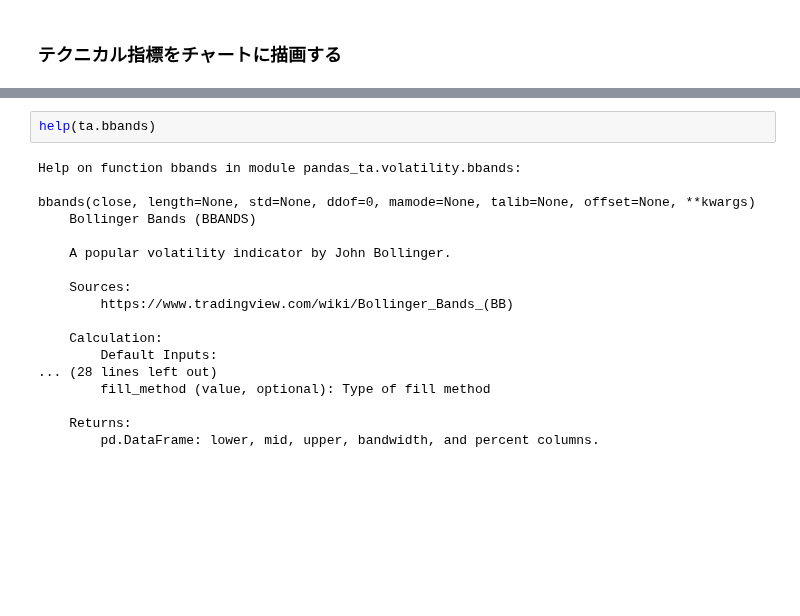
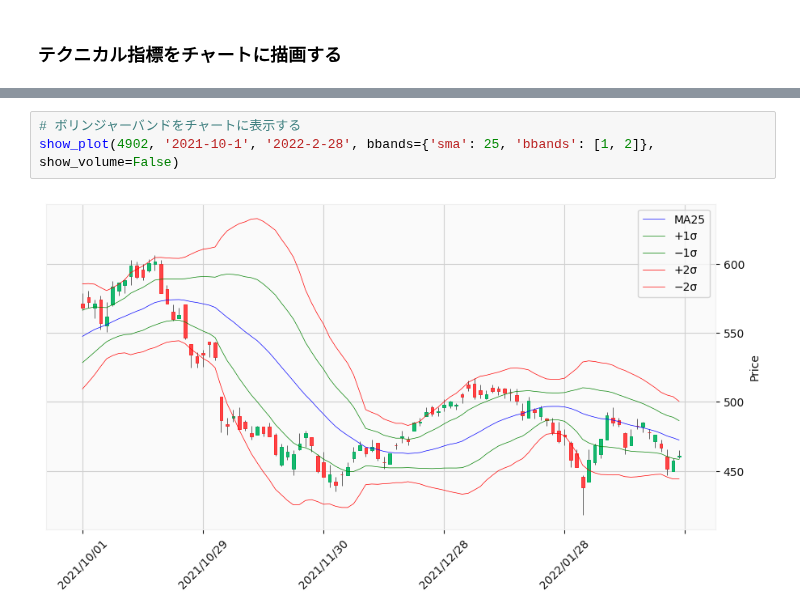
Before and after one commit to hirokimituya/stock-price-analysis, a Jupyter notebook: technical_analysis/株価分析.ipynb, the cells around one changed output, grey strips where cells are left out. Cells and saved outputs as stored; diff of their text form; blank space fills up the shorter version.

```diff
--- a/technical_analysis/株価分析.ipynb
+++ b/technical_analysis/株価分析.ipynb
@@ -148,20 +170,5 @@ show_plot(7616, '2021-10-1', '2022-2-28', sma=[5, 25, 75], width=3)
-# %%
-help(ta.bbands)
-# %% [output]
-Help on function bbands in module pandas_ta.volatility.bbands:
-
-bbands(close, length=None, std=None, ddof=0, mamode=None, talib=None, offset=None, **kwargs)
-    Bollinger Bands (BBANDS)
-
-    A popular volatility indicator by John Bollinger.
-
-    Sources:
-        https://www.tradingview.com/wiki/Bollinger_Bands_(BB)
-
-    Calculation:
-        Default Inputs:
-... (28 lines left out)
-        fill_method (value, optional): Type of fill method
-
-    Returns:
-        pd.DataFrame: lower, mid, upper, bandwidth, and percent columns.
+# %%
+# ボリンジャーバンドをチャートに表示する
+show_plot(4902, '2021-10-1', '2022-2-28', bbands={'sma': 25, 'bbands': [1, 2]}, show_volume=False)
+# %% [output]
+[figure, added]
```
Also changed, not shown: parts of 4 cells of this notebook.
